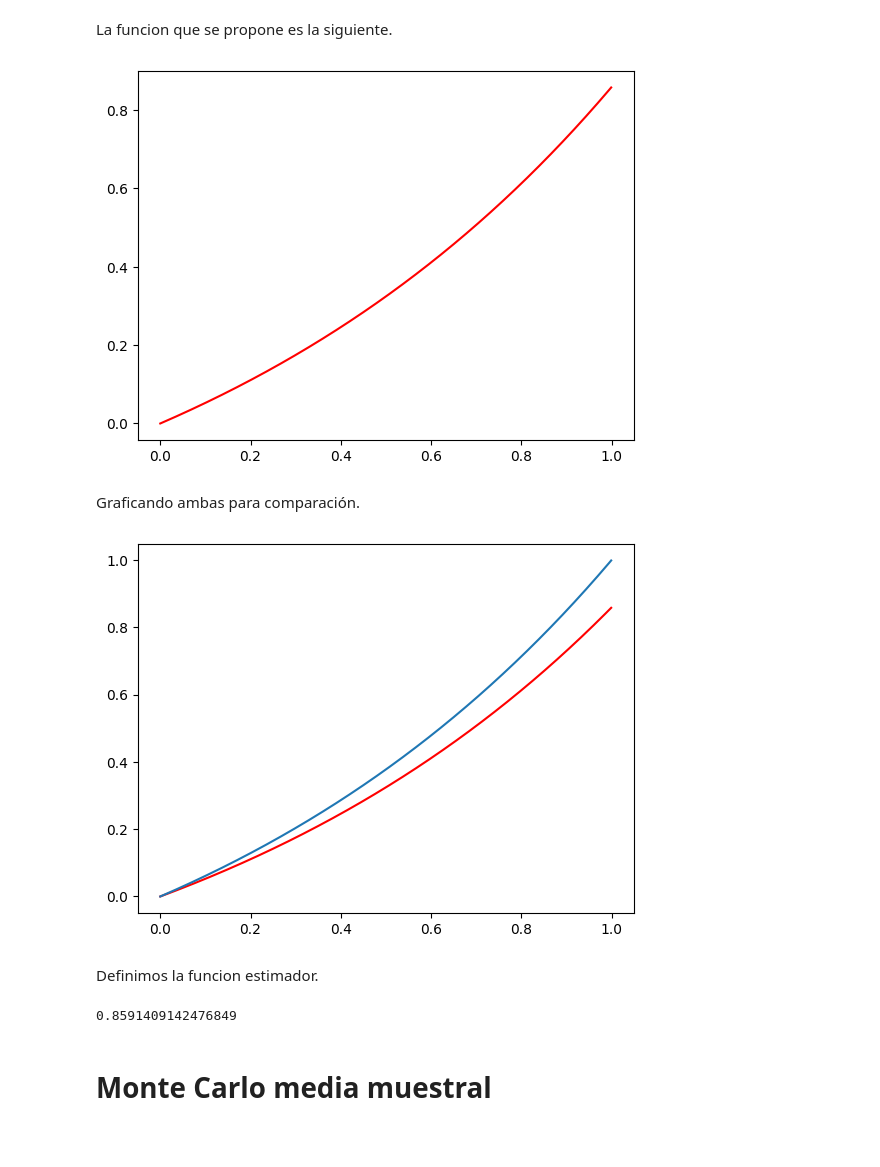
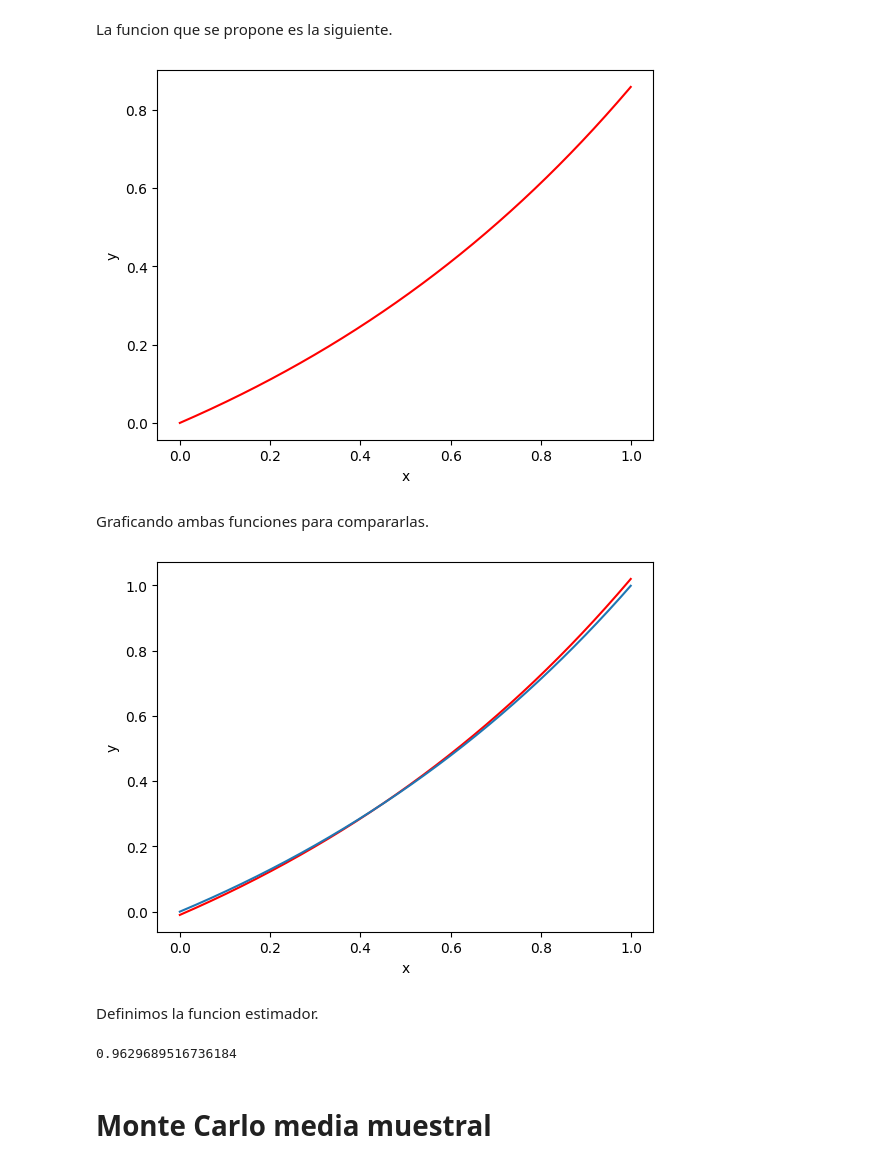
Before and after one commit to AyaxYordi/Simulacion-2---2024, a Jupyter notebook: Variantes_del_Monte_Carlo.ipynb, the cells around one changed output. Saved outputs shown, nothing was run; the diff lists cells and outputs as text; code cells hidden in the pictures; blank space fills up the shorter version.

```diff
--- a/Variantes_del_Monte_Carlo.ipynb
+++ b/Variantes_del_Monte_Carlo.ipynb
@@ -71,36 +73,41 @@ La funcion que se propone es la siguiente.
 f2 = lambda x: 0.5*np.exp(t)-0.5
 
 plt.plot(t,f2(t),c="red")
+plt.xlabel("x")
+plt.ylabel("y")
 plt.show()
 # %% [output]
-[figure, old version]
+[figure, new version]
 # %% [markdown]
-Graficando ambas para comparación.
+Graficando ambas funciones para compararlas.
 # %%
 f1 = lambda x : (np.exp(x)-1)/(e-1)
-f2 = lambda x: 0.5*np.exp(t)-0.5
+f2 = lambda x: 0.6*np.exp(t)-0.61
 
 t = np.arange(0,1,0.001)
 plt.plot(t,f2(t),c="red")
 plt.plot(t,f1(t))
+plt.xlabel("x")
+plt.ylabel("y")
 plt.show()
 # %% [output]
-[figure, old version]
+[figure, new version]
 # %% [markdown]
 Definimos la funcion estimador.
 # %%
 f = lambda x : (exp(x)-1)/(e-1)
 
-g = lambda x : 0.5*exp(x)-0.5
+g = lambda x : 0.6*exp(x)-0.61
 
-def estimador(n,a,b):
+
+def estimador(a,b,n):
 	u = (b-a)*random()+a
 	l = (g(u)/f(u) for i in range(n))
 	return sum(l)/n
 
-print(estimador(1000000,0,1))
+print(estimador(0,1,1000000))
 # %% [output]
-0.8591409142476849
+0.9629689516736184
 # %% [markdown]
 # Monte Carlo media muestral
 # %% [markdown]
```
Also changed, not shown: parts of 10 cells of this notebook.
